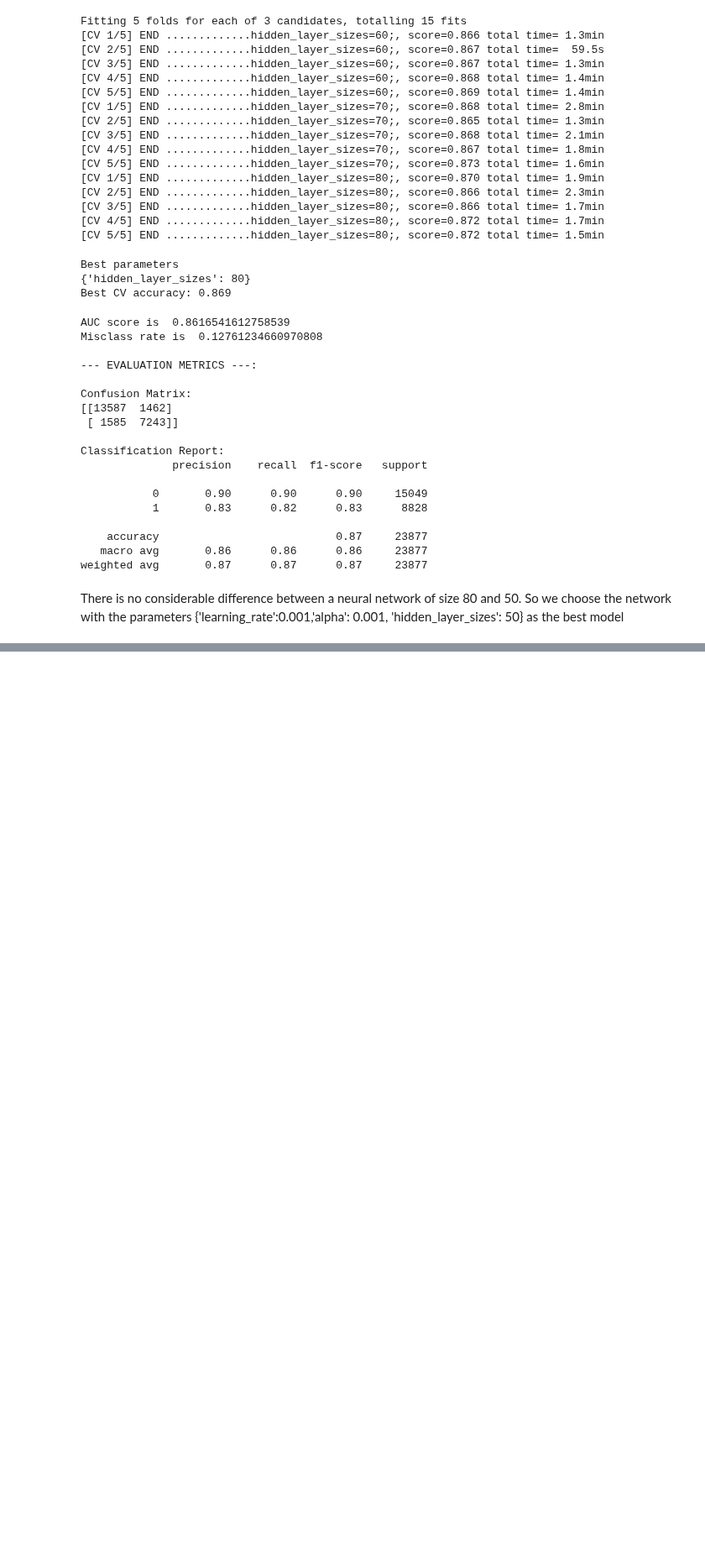
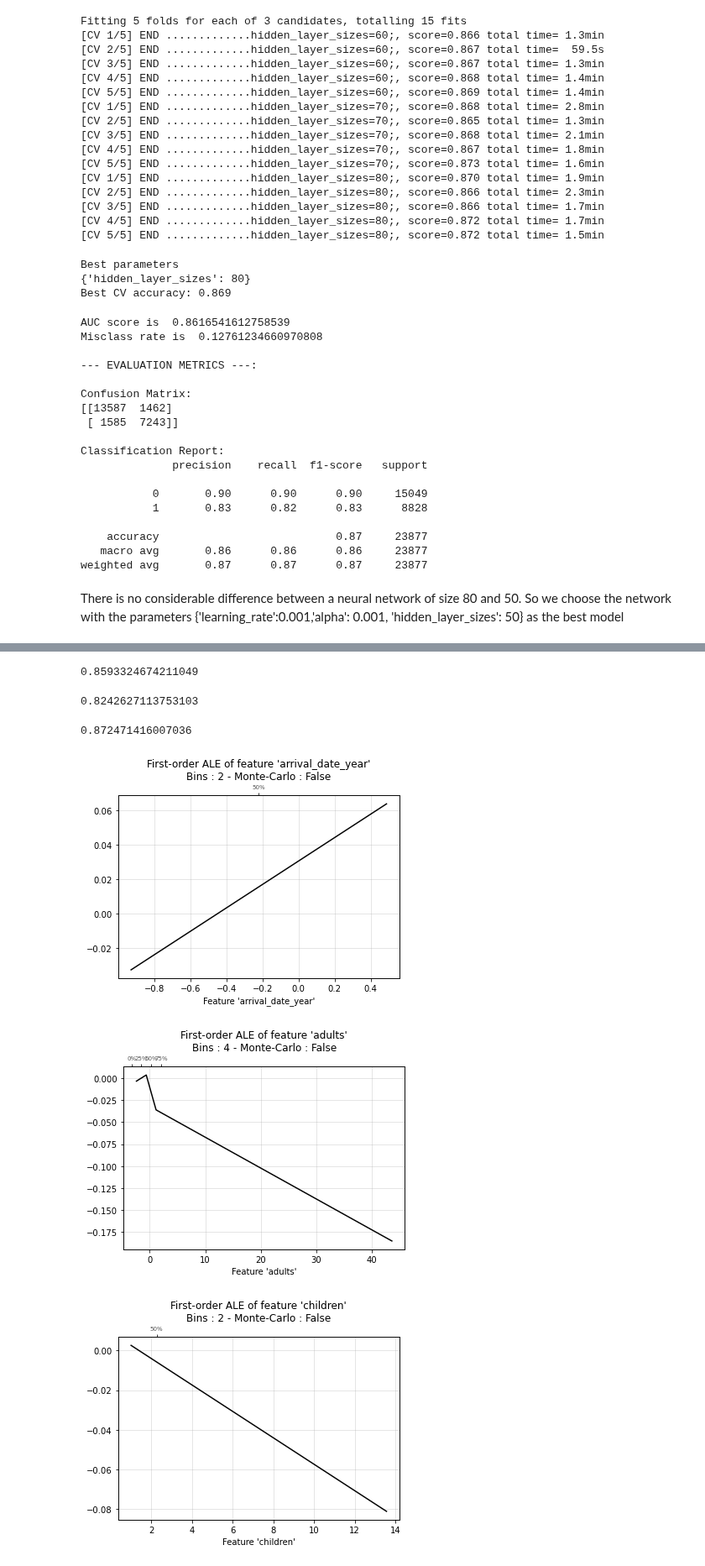
Before and after one commit to wenchengking/End-to-End-Hotel-Booking-Cancellation-Machine-Learning-Model, a Jupyter notebook: 05_Modeling/Neural_Network.ipynb, the cells around one changed output, grey strips where cells are left out. Shown at 84% size. Drawn from its saved outputs; the diff is of its cells as text; code cells hidden in the pictures; blank space fills up the shorter version.

Commit message:
Modified NN ALE plots

```diff
--- a/05_Modeling/Neural_Network.ipynb
+++ b/05_Modeling/Neural_Network.ipynb
@@ -737,0 +470,26 @@ MLPClassifier( <br>
+# %%
+np.random.seed(3)
+
+start_time = time.time()
+
+clf_mlp_final = MLPClassifier(
+    ## archiecture hyperparameters ##
+    hidden_layer_sizes=50, # scalar -> single hidden layer with 20 units
+    activation='logistic', # activation function for the hidden layer
+    alpha=0.001,# regularization parameter,
+    solver='adam', # stochastic optimizer (default)
+    learning_rate_init=0.001,# learning rate, controls the step size
+    batch_size=512, # the number of samples considered in each iteration
+    max_iter = 500, # number of epochs through the training set,
+    #early_stopping=True, # monitor validation_loss and stop if there is no improvement
+    #n_iter_no_change=10, # if validation loss doesn't improve for 10 epochs, terminate optimization
+    #validation_fraction=0.1, # fraction of the dataset to set as aside as validation data,
+    random_state=3,
+    verbose=False
+)
+
+clf_mlp_final.fit(X_train,y_train)
+
+stop_time = time.time()
+
+print('Time taken to fit the Neural Network model is {:.2f}'.format(stop_time-start_time),'s')
@@ -737,0 +540,24 @@ MLPClassifier( <br>
+# %%
+print(roc_auc_score(y_test, y_pred_class))
+# %% [output]
+0.8593324674211049
+# %%
+print(f1_score( y_test, y_pred_class))
+# %% [output]
+0.8242627113753103
+# %%
+print(accuracy_score(y_test, y_pred_class))
+# %% [output]
+0.872471416007036
+# %%
+num_features = ["arrival_date_year","adults","children","babies",
+           "previous_cancellations","booking_changes","total_of_special_requests",
+          "log_lead_time","total_nights","previous_bookings",'log_days_in_waiting_list',
+           'log_adr']
+
+for col in num_features:
+    ale_plot(clf_mlp_final, X_train, col, bins=20)
+# %% [output]
+[figure, added]
+[figure, added]
+[figure, added]
```
Also changed, not shown: parts of 27 cells of this notebook, 2 other files.
